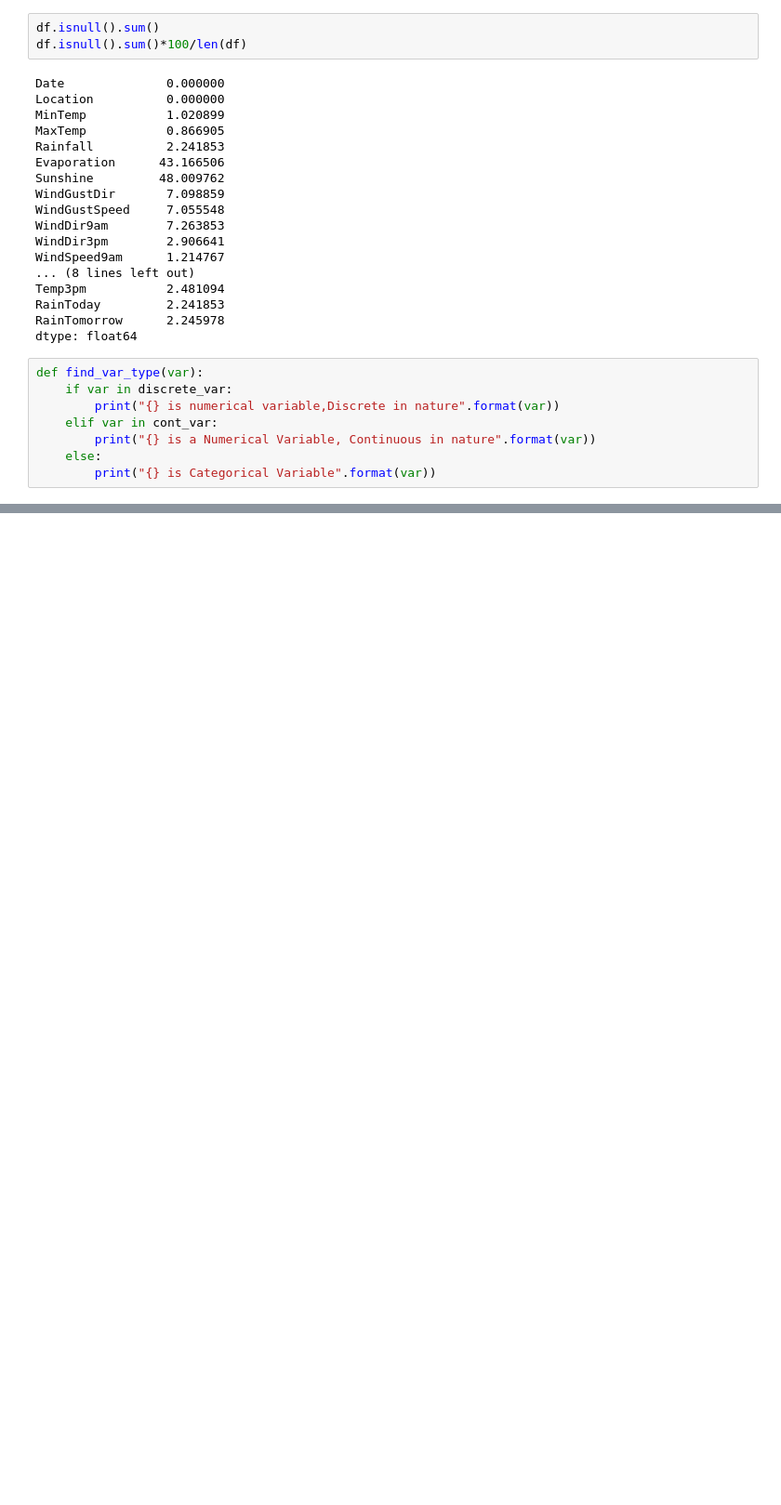
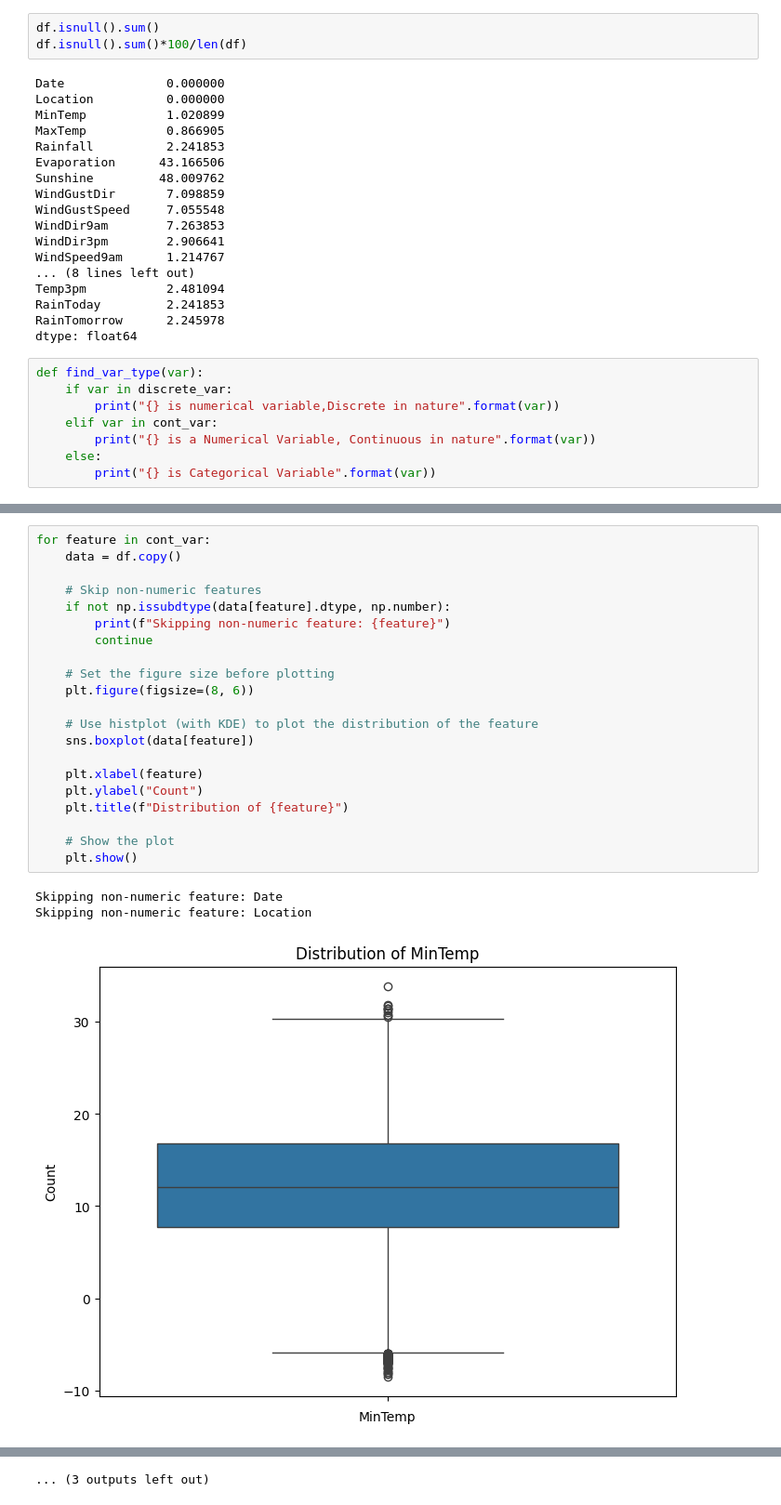
Before and after one commit to AshMaza/Code, a Jupyter notebook: Rain.ipynb, the cells around one changed output, grey strips where cells are left out. Shown at 93% size. Saved outputs shown, nothing was run; the diff lists cells and outputs as text; blank space fills up the shorter version.

```diff
--- a/Rain.ipynb
+++ b/Rain.ipynb
@@ -104,0 +249,25 @@ Cloud3pm is numerical variable,Discrete in nature
+# %%
+for feature in cont_var:
+    data = df.copy()
+
+    # Skip non-numeric features
+    if not np.issubdtype(data[feature].dtype, np.number):
+        print(f"Skipping non-numeric feature: {feature}")
+        continue
+
+    # Set the figure size before plotting
+    plt.figure(figsize=(8, 6))
+
+    # Use histplot (with KDE) to plot the distribution of the feature
+    sns.boxplot(data[feature])
+
+    plt.xlabel(feature)
+    plt.ylabel("Count")
+    plt.title(f"Distribution of {feature}")
+
+    # Show the plot
+    plt.show()
+# %% [output]
+Skipping non-numeric feature: Date
+Skipping non-numeric feature: Location
+[figure, added]
@@ -104,0 +284 @@ Cloud3pm is numerical variable,Discrete in nature
+... (3 outputs left out)
```
Also changed, not shown: parts of 21 cells of this notebook.
